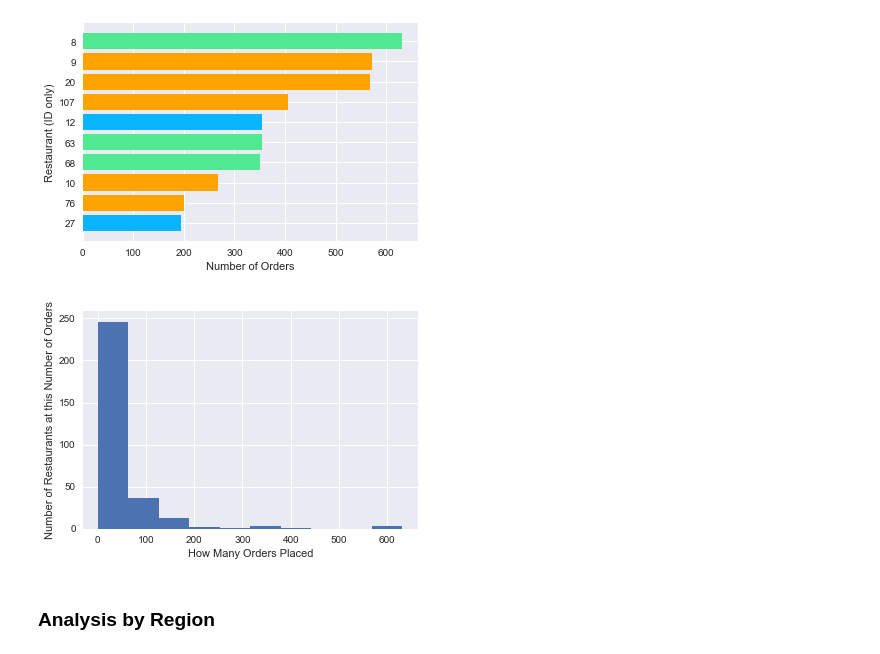
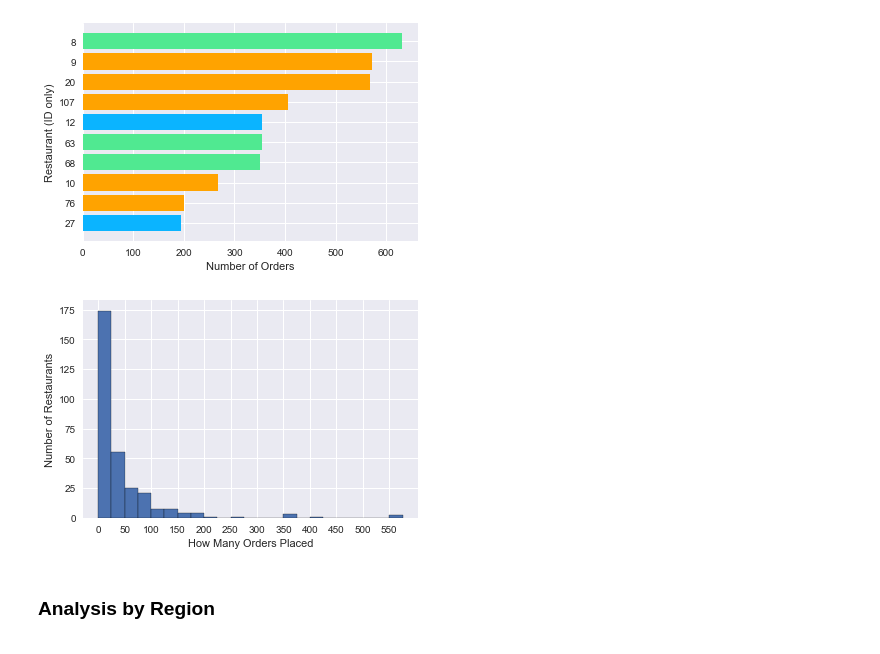
Before and after one commit to toestie/fooddelivery-dataset, a Jupyter notebook: notebooks/analysis.ipynb, the cells around one changed output. Saved outputs shown, nothing was run; the diff lists cells and outputs as text; code cells hidden in the pictures.

```diff
--- a/notebooks/analysis.ipynb
+++ b/notebooks/analysis.ipynb
@@ -289,17 +301,16 @@ plt.show()
 # %%
 # Histogram of order count
 fig, ax = plt.subplots()
 histdata = rest_order_count["Order_Count"]
-plt.hist(histdata)
-#plt.hist(histdata, bins=np.arange(0,24)+0.5, ec="k")
+plt.hist(histdata, bins=np.arange(0,600,25), ec="k")
 #plt.locator_params(axis='y', integer=True)
-#ax.set_xticks(np.arange(0,25))
+ax.set_xticks(np.arange(0,600,50))
 
-plt.ylabel("Number of Restaurants at this Number of Orders")
+plt.ylabel("Number of Restaurants")
 plt.xlabel("How Many Orders Placed")
 plt.savefig("../artifacts/ordercounthistogram.png")
 plt.show()
 # %% [output]
-[figure, old version]
+[figure, new version]
 # %% [markdown]
 ### Analysis by Region
```
Also changed, not shown: parts of 2 cells of this notebook, 3 other files.
